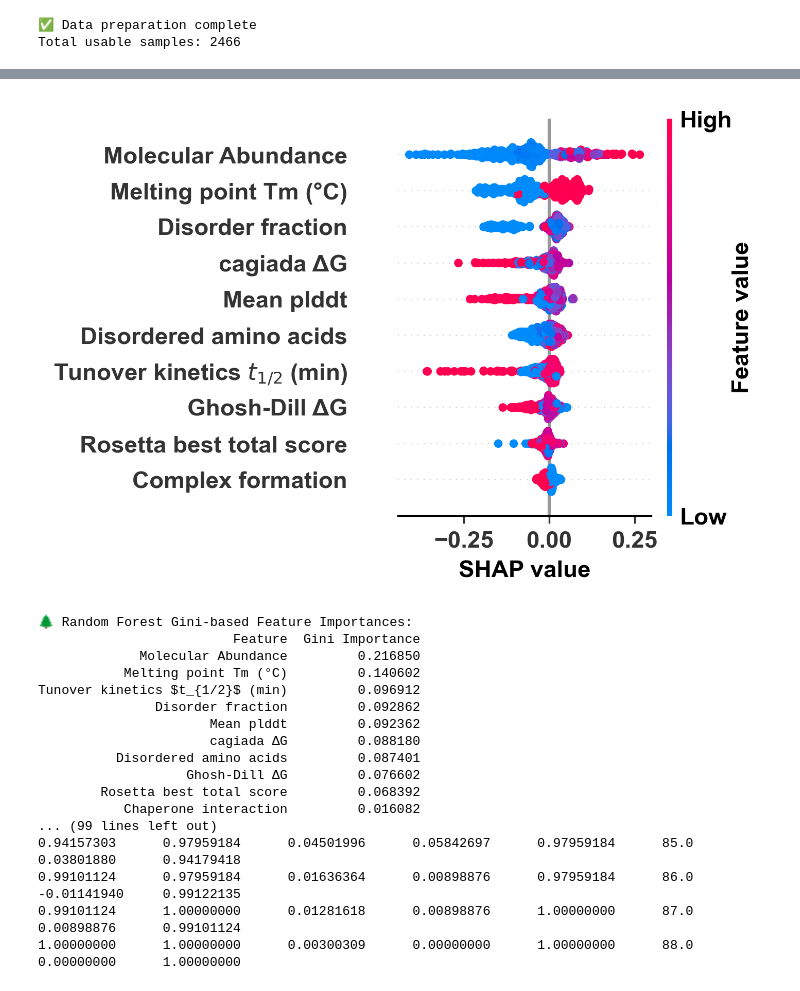
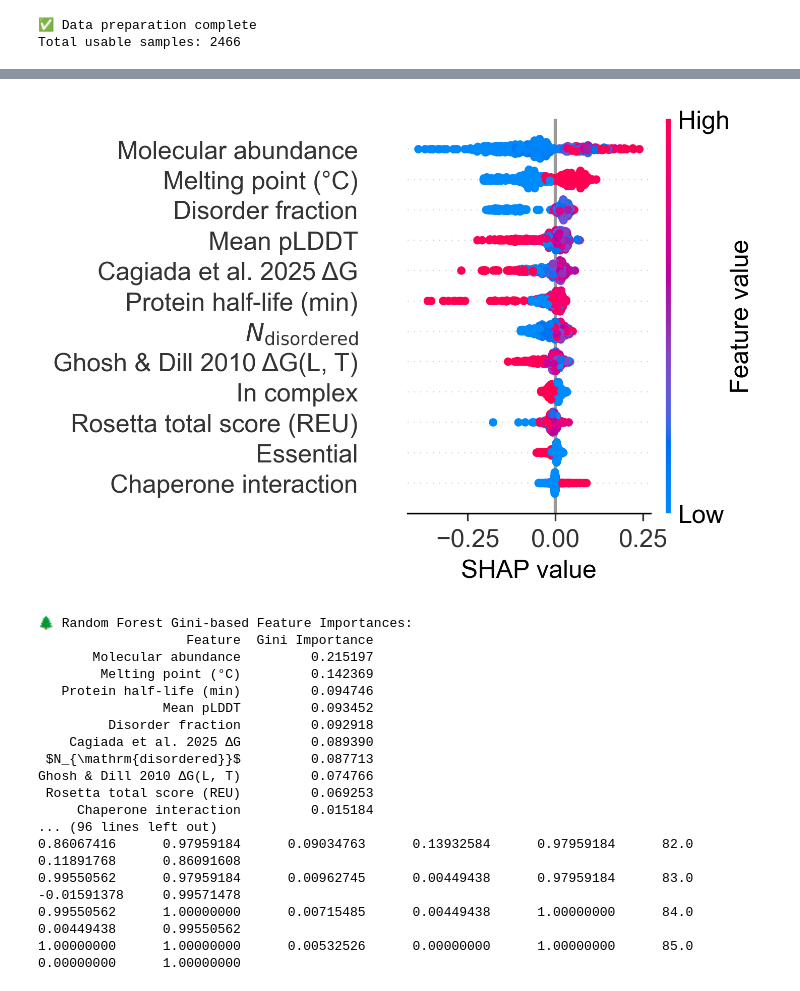
Before and after one commit to NCEMS/energetic-origins-of-PPI-connectivity, a Jupyter notebook: analysis-notebooks/from-muskan/FIGURE 4-v2-Machine learning/v-4.8-RF-Classifier-MS-betweenness-percentile.ipynb, the cells around one changed output, grey strips where cells are left out. Drawn from its saved outputs; the diff is of its cells as text; code cells hidden in the pictures.

```diff
--- a/analysis-notebooks/from-muskan/FIGURE 4-v2-Machine learning/v-4.8-RF-Classifier-MS-betweenness-percentile.ipynb
+++ b/analysis-notebooks/from-muskan/FIGURE 4-v2-Machine learning/v-4.8-RF-Classifier-MS-betweenness-percentile.ipynb
@@ -47,7 +47,7 @@ plt.rcParams.update({
 # load the datasets with node centrality information and get nodes in both
 #ms_nodes = pd.read_pickle(f"{DATA_PATH2}20251023-s288c-annotated-PPI-net.pkl")
 #y2h_nodes = pd.read_csv(f"{DATA_PATH3}Y2H-s288c-step18.csv")
-nodes = pd.read_pickle(f"{DATA_PATH2}20251023-s288c-annotated-PPI-net.pkl")
+nodes = pd.read_pickle(f"{DATA_PATH2}20251209-s288c-annotated-PPI-net.pkl")
 
 # --- Flip sign of cagiada-dG ---
 nodes["cagiada-dG"] = -nodes["cagiada-dG"]
@@ -243,31 +243,32 @@ False Positive Rate: 0.209
 # %%
 # Map original feature names to publication labels
 rename_map = {
-    'sasa_total': 'sasa total',
-    'Ghosh-Dill-dG': 'Ghosh-Dill ΔG',
-    'cagiada-dG': 'cagiada ΔG',
-    'Rosetta_best_total_score': 'Rosetta best total score',
-    'Villen_halflife_min': 'Tunover kinetics $t_{1/2}$ (min)',
-    'mean_molecules_per_cell': 'Molecular Abundance',
+    'Ghosh-Dill-dG': 'Ghosh & Dill 2010 ΔG(L, T)',
+    'cagiada-dG': 'Cagiada et al. 2025 ΔG',
+    'Rosetta_best_total_score': 'Rosetta total score (REU)',
+    'Villen_halflife_min': 'Protein half-life (min)',
+    'mean_molecules_per_cell': 'Molecular abundance',
     'interacts_with_chaperone': 'Chaperone interaction',
-    'in_complex': 'Complex formation',
+    'in_complex': 'In complex',
     'essential': 'Essential',
-    'meltome-melting-point': 'Melting point Tm (°C)',
-    'N_aa_disordered': 'Disordered amino acids',
+    'meltome-melting-point': 'Melting point (°C)',
+    'N_aa_disordered': r"$N_{\mathrm{disordered}}$",
     'disorder_fraction': 'Disorder fraction',
-    'mean_plddt': 'Mean plddt'
+    'mean_plddt': 'Mean pLDDT'
 }
+
 # Prepare display names for SHAP plot - use actual feature names from X_train
 feature_names_list = list(X_train.columns)
 display_names = [rename_map.get(f, f) for f in feature_names_list]
+
 # SHAP Summary Plot (top 10 features)
-fig, ax = plt.subplots(figsize=(3, 3))
+fig, ax = plt.subplots(figsize=(2, 2))
 shap.summary_plot(
     shap_class_values,
     X_test,
     feature_names=display_names,
     plot_type='dot',
-    max_display=10,
+    max_display=12,
     show=False
 )
 # Get the figure SHAP created
@@ -276,21 +277,20 @@ ax = plt.gca()
 # --- FORCE SHAP FONT STYLES (Arial, bold, size 11) ---
 for text in fig.findobj(match=plt.Text):
     text.set_fontfamily("Arial")
-    text.set_fontsize(11)
-    text.set_fontweight("bold")
+    text.set_fontsize(12)
+    text.set_fontweight("normal")
 # Fix axis labels & ticks
-ax.set_xlabel("SHAP value", fontsize=11, fontweight="bold", fontfamily="Arial")
-ax.set_ylabel("", fontsize=11, fontweight="bold", fontfamily="Arial")
+ax.set_xlabel("SHAP value", fontsize=12, fontweight="normal", fontfamily="Arial")
+ax.set_ylabel("", fontsize=12, fontweight="normal", fontfamily="Arial")
 
 for label in ax.get_xticklabels() + ax.get_yticklabels():
     label.set_fontfamily("Arial")
-    label.set_fontsize(11)
-    label.set_fontweight("bold")
+    label.set_fontsize(12)
+    label.set_fontweight("normal")
 plt.tight_layout()
 
 # Save as high-resolution PDF
 fig.set_size_inches(3, 3)
-# Save as high-resolution PDF
 plt.savefig('SHAP_random_forest8.svg', format='svg', dpi=300, bbox_inches='tight')
 plt.show()
 # -----------------------------
@@ -326,48 +326,48 @@ roc_df = pd.DataFrame({
 # Add additional calculated metrics
 roc_df['Youden_J'] = roc_df['True_Positive_Rate'] + roc_df['Specificity'] - 1
 roc_df['Distance_to_Perfect'] = np.sqrt((fpr - 0)**2 + (tpr - 1)**2)
 # Display ROC data summary
 print(f"✅ ROC Data Generated:")
 print(f" Total data points: {len(roc_df)}")
 print(f" AUC Score: {roc_auc:.6f}")
 print(f" FPR range: {fpr.min():.6f} to {fpr.max():.6f}")
 print(f" TPR range: {tpr.min():.6f} to {tpr.max():.6f}")
 print(f" Threshold range: {thresholds.min():.6f} to {thresholds.max():.6f}")
 # Optional: Print all data in copy-pasteable format
 print(f"\n📋 Complete ROC Data (Copy-Paste Ready for Origin):")
 print("# GPCR PME ROC Curve Data")
 print("# False_Positive_Rate\tTrue_Positive_Rate\tThreshold\tSpecificity\tSensitivity\tPoint_Index\tYouden_J\tDistance_to_Perfect")
 for idx, row in roc_df.iterrows():
     print(f"{row['False_Positive_Rate']:.8f}\t{row['True_Positive_Rate']:.8f}\t{row['Threshold']:.8f}\t{row['Specificity']:.8f}\t{row['Sensitivity']:.8f}\t{row['Point_Index']}\t{row['Youden_J']:.8f}\t{row['Distance_to_Perfect']:.8f}")
 # -----------------------------------
 # 🧪 Visual ROC Curve for Smoothness Check
 # -----------------------------------
 plt.figure(figsize=(8, 6))
 plt.plot(roc_df['False_Positive_Rate'], roc_df['True_Positive_Rate'], label=f'ROC Curve (AUC = {roc_auc:.3f})', color='darkblue')
 plt.plot([0, 1], [0, 1], 'k--', label='Random Classifier (AUC = 0.5)')
 plt.xlabel('False Positive Rate')
 plt.ylabel('True Positive Rate')
 plt.title('ROC Curve – Random Forest')
 plt.legend(loc='lower right')
 plt.grid(True, linestyle='--', alpha=0.5)
 plt.tight_layout()
 plt.show()
 # %% [output]
-[figure, old version]
+[figure, new version]
 🌲 Random Forest Gini-based Feature Importances:
-                         Feature  Gini Importance
-             Molecular Abundance         0.216850
-           Melting point Tm (°C)         0.140602
-Tunover kinetics $t_{1/2}$ (min)         0.096912
-               Disorder fraction         0.092862
-                      Mean plddt         0.092362
-                      cagiada ΔG         0.088180
-          Disordered amino acids         0.087401
-                   Ghosh-Dill ΔG         0.076602
-        Rosetta best total score         0.068392
-           Chaperone interaction         0.016082
-... (99 lines left out)
-0.94157303      0.97959184      0.04501996      0.05842697      0.97959184      85.0    0.03801880      0.94179418
-0.99101124      0.97959184      0.01636364      0.00898876      0.97959184      86.0    -0.01141940     0.99122135
-0.99101124      1.00000000      0.01281618      0.00898876      1.00000000      87.0    0.00898876      0.99101124
-1.00000000      1.00000000      0.00300309      0.00000000      1.00000000      88.0    0.00000000      1.00000000
+                   Feature  Gini Importance
+       Molecular abundance         0.215197
+        Melting point (°C)         0.142369
+   Protein half-life (min)         0.094746
+                Mean pLDDT         0.093452
+         Disorder fraction         0.092918
+    Cagiada et al. 2025 ΔG         0.089390
+ $N_{\mathrm{disordered}}$         0.087713
+Ghosh & Dill 2010 ΔG(L, T)         0.074766
+ Rosetta total score (REU)         0.069253
+     Chaperone interaction         0.015184
+... (96 lines left out)
+0.86067416      0.97959184      0.09034763      0.13932584      0.97959184      82.0    0.11891768      0.86091608
+0.99550562      0.97959184      0.00962745      0.00449438      0.97959184      83.0    -0.01591378     0.99571478
+0.99550562      1.00000000      0.00715485      0.00449438      1.00000000      84.0    0.00449438      0.99550562
+1.00000000      1.00000000      0.00532526      0.00000000      1.00000000      85.0    0.00000000      1.00000000
```
Also changed, not shown: parts of 2 cells of this notebook, 23 other files.
